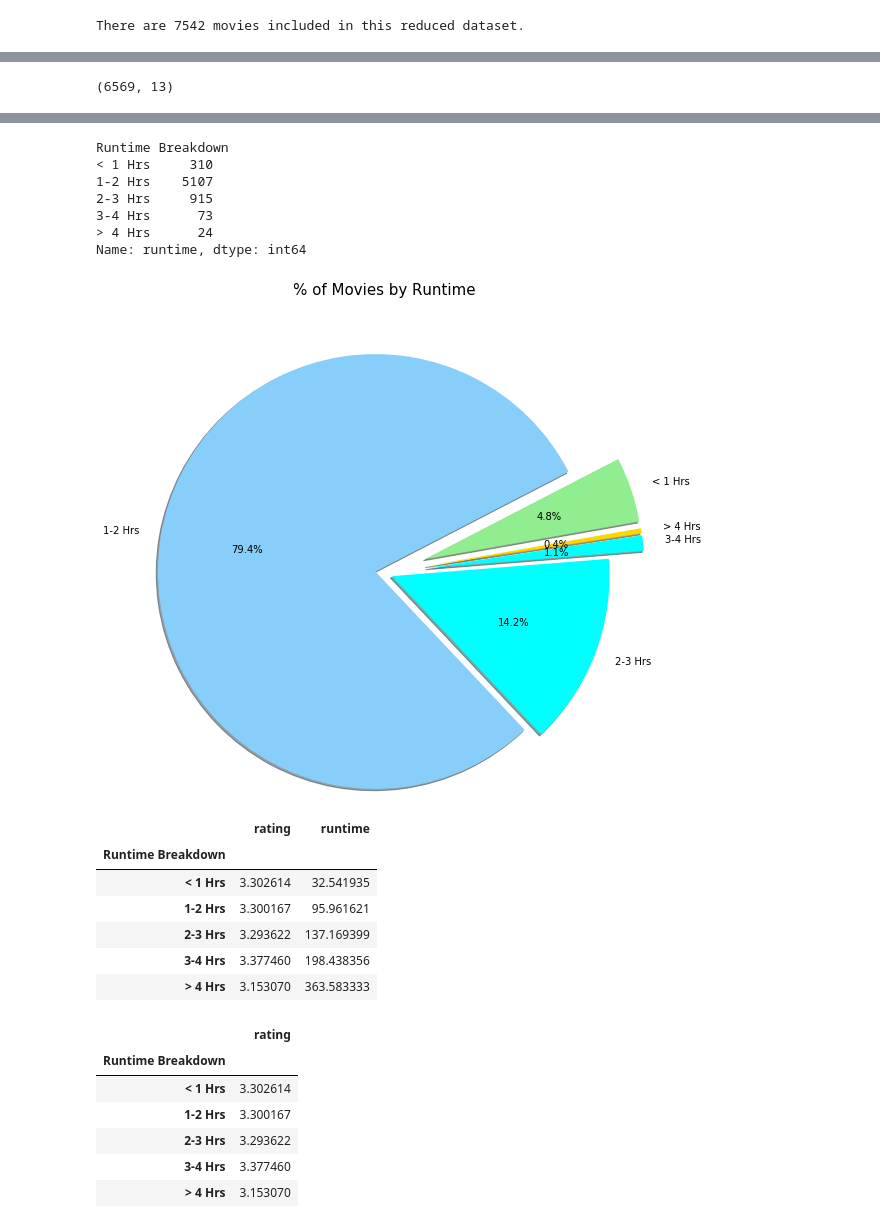
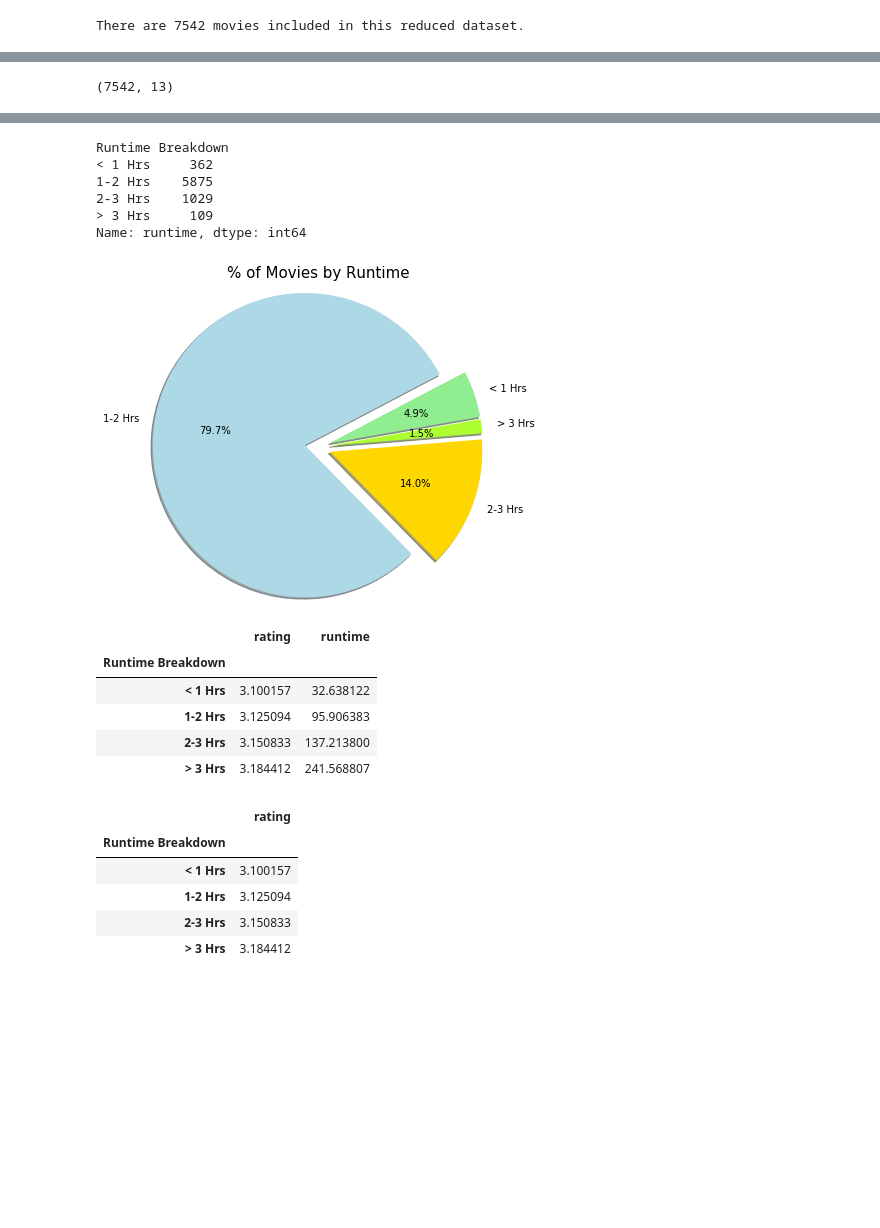
Before and after one commit to Rod-Skoglund/Data-Analytics-Project1, a Jupyter notebook: MovieAnalysis.ipynb, the cells around one changed output, grey strips where cells are left out. Cells and saved outputs as stored; diff of their text form; code cells hidden in the pictures; blank space fills up the shorter version.

```diff
--- a/MovieAnalysis.ipynb
+++ b/MovieAnalysis.ipynb
@@ -227,7 +231,7 @@ print(f"There are {total_num_movies} movies included in this reduced dataset.")
 # %% [output]
 There are 7542 movies included in this reduced dataset.
 # %%
-rating_success = 2.5
+rating_success = 0
 
 successful_movies_df = trimmed_merge_table.loc[trimmed_merge_table["rating"] >= rating_success, :]
 print(f"There are {successful_movies_df.shape[0]} successful movies with average ratings greater than {rating_success}")
@@ -275,16 +255,16 @@ print(formatted_successful_movies)
 trimmed_runtime_movies_df = successful_movies_df.loc[successful_movies_df["runtime"] < 900, :]
 trimmed_runtime_movies_df.shape
 # %% [output]
-(6569, 13)
+(7542, 13)
 # %%
 # Create the bins in which Data will be held
 # Bins are 0, 60, 70, 80, 90, 100
 #bins = [0, 50, 100, 150, 200, 250, 900]
-bins = [0, 60, 120, 180, 240, 900]
+bins = [0, 60, 120, 180, 900]
 
 # Create the names for the four bins
 #group_names = ["Xshort", "short", "med", "long", "Xlong", "XXlong" ]
-group_names = ["< 1 Hrs", "1-2 Hrs", "2-3 Hrs", "3-4 Hrs", "> 4 Hrs" ]
+group_names = ["< 1 Hrs", "1-2 Hrs", "2-3 Hrs", "> 3 Hrs" ]
 # %%
 trimmed_runtime_movies_df["Runtime Breakdown"] = pd.cut(trimmed_runtime_movies_df["runtime"], bins, labels=group_names)
 trimmed_runtime_movies_df.head(1)
@@ -297,9 +277,8 @@ ratings_runtime_count_df = ratings_runtime_count_df.groupby("Runtime Breakdown")
 ratings_runtime_count_df.count()["runtime"]
 # %% [output]
 Runtime Breakdown
-< 1 Hrs     310
-1-2 Hrs    5107
-2-3 Hrs     915
-3-4 Hrs      73
-> 4 Hrs      24
+< 1 Hrs     362
+1-2 Hrs    5875
+2-3 Hrs    1029
+> 3 Hrs     109
 Name: runtime, dtype: int64
@@ -323,31 +285,31 @@ Name: runtime, dtype: int64
 # %%
 #*******************************************************************************
 # Define appearance for the pie chart
 #*******************************************************************************
 #        [Xshort, short,         med,          long,  Xlong,    XXlong]
 #colors = ["gold","lightskyblue", "lightcoral", "blue","orange", "red"]
-colors = ["lightgreen","lightskyblue", "aqua", "cyan","gold", "greenyellow"]
-explode = (0.5,0.1,0.1,0.5,0.5)
+colors = ["lightgreen","lightblue", "gold", "greenyellow"]
+explode = (0.15,0.15,0.15,0.15)
 
 #*******************************************************************************
 # Define the title for the pie chart
 #*******************************************************************************
-plt.title("% of Movies by Runtime", y=1.75, fontsize=15)
+plt.title("% of Movies by Runtime", y=1.25, fontsize=15)
 
 #*******************************************************************************
 # Define pie chart
 #*******************************************************************************
 plt.pie(ratings_runtime_count_df.count()["runtime"], explode=explode,
         labels=group_names, colors=colors, autopct="%1.1f%%", shadow=True,
-        startangle=10, radius=2.5)
+        startangle=10, radius=1.75)
 
 #*******************************************************************************
 # Show Figure
 #*******************************************************************************
-plt.tight_layout()
+#plt.tight_layout()
 plt.show()
 # %% [output]
-[figure, old version]
+[figure, new version]
 # %%
 # Bar chart of average rating / runtime
 # %%
@@ -358,11 +320,10 @@ ratings_runtime_ave_df.head()
 # %% [output]
 |  | rating | runtime |
 | Runtime Breakdown |  |  |
-| < 1 Hrs | 3.302614 | 32.541935 |
-| 1-2 Hrs | 3.300167 | 95.961621 |
-| 2-3 Hrs | 3.293622 | 137.169399 |
-| 3-4 Hrs | 3.377460 | 198.438356 |
-| > 4 Hrs | 3.153070 | 363.583333 |
+| < 1 Hrs | 3.100157 | 32.638122 |
+| 1-2 Hrs | 3.125094 | 95.906383 |
+| 2-3 Hrs | 3.150833 | 137.213800 |
+| > 3 Hrs | 3.184412 | 241.568807 |
 # %%
 # Filter the DataFrame down only to those columns to chart
 runtime_and_ave_df = ratings_runtime_ave_df[["rating"]]
@@ -374,11 +335,10 @@ runtime_and_ave_df.head()
 # %% [output]
 |  | rating |
 | Runtime Breakdown |  |
-| < 1 Hrs | 3.302614 |
-| 1-2 Hrs | 3.300167 |
-| 2-3 Hrs | 3.293622 |
-| 3-4 Hrs | 3.377460 |
-| > 4 Hrs | 3.153070 |
+| < 1 Hrs | 3.100157 |
+| 1-2 Hrs | 3.125094 |
+| 2-3 Hrs | 3.150833 |
+| > 3 Hrs | 3.184412 |
 # %%
 # Use DataFrame.plot() in order to create a bar chart of the data
 runtime_and_ave_df.plot(kind="bar", figsize=(10,6))
```
Also changed, not shown: parts of 12 cells of this notebook.
